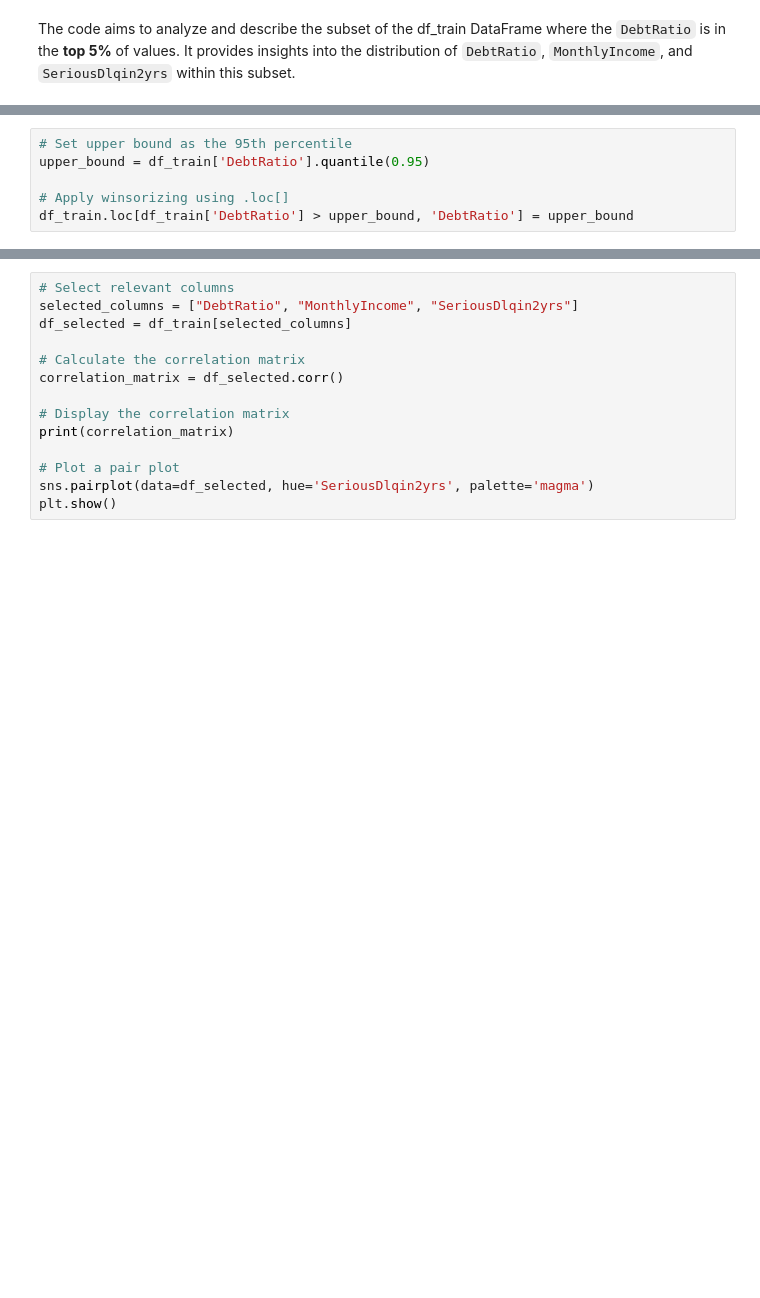
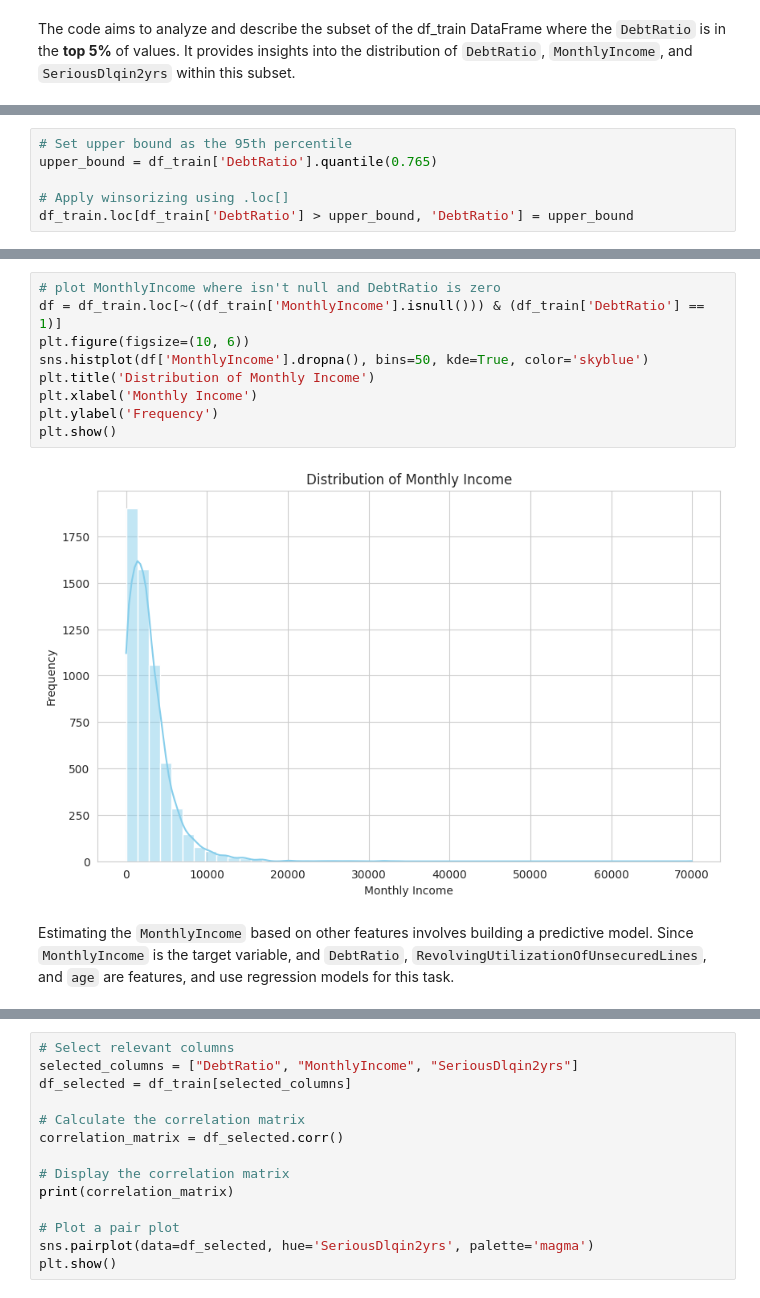
Before and after one commit to Saba-a11/Kaggle_Credit_Score, a Jupyter notebook: CreditModel.ipynb, the cells around one changed output, grey strips where cells are left out. Drawn from its saved outputs; the diff is of its cells as text; blank space fills up the shorter version.

```diff
--- a/CreditModel.ipynb
+++ b/CreditModel.ipynb
@@ -673,6 +635,6 @@ Name: MonthlyIncome, dtype: int64
 # %%
 # Set upper bound as the 95th percentile
-upper_bound = df_train['DebtRatio'].quantile(0.95)
+upper_bound = df_train['DebtRatio'].quantile(0.765)
 
 # Apply winsorizing using .loc[]
 df_train.loc[df_train['DebtRatio'] > upper_bound, 'DebtRatio'] = upper_bound
@@ -692,0 +679,13 @@ prt_corr('DebtRatio', 'SeriousDlqin2yrs')
+# %%
+# plot MonthlyIncome where isn't null and DebtRatio is zero
+df = df_train.loc[~((df_train['MonthlyIncome'].isnull())) & (df_train['DebtRatio'] == 1)]
+plt.figure(figsize=(10, 6))
+sns.histplot(df['MonthlyIncome'].dropna(), bins=50, kde=True, color='skyblue')
+plt.title('Distribution of Monthly Income')
+plt.xlabel('Monthly Income')
+plt.ylabel('Frequency')
+plt.show()
+# %% [output]
+[figure, added]
+# %% [markdown]
+Estimating the `MonthlyIncome` based on other features involves building a predictive model. Since `MonthlyIncome` is the target variable, and `DebtRatio`, `RevolvingUtilizationOfUnsecuredLines`, and `age` are features, and use regression models for this task.
```
Also changed, not shown: parts of 16 cells of this notebook.
